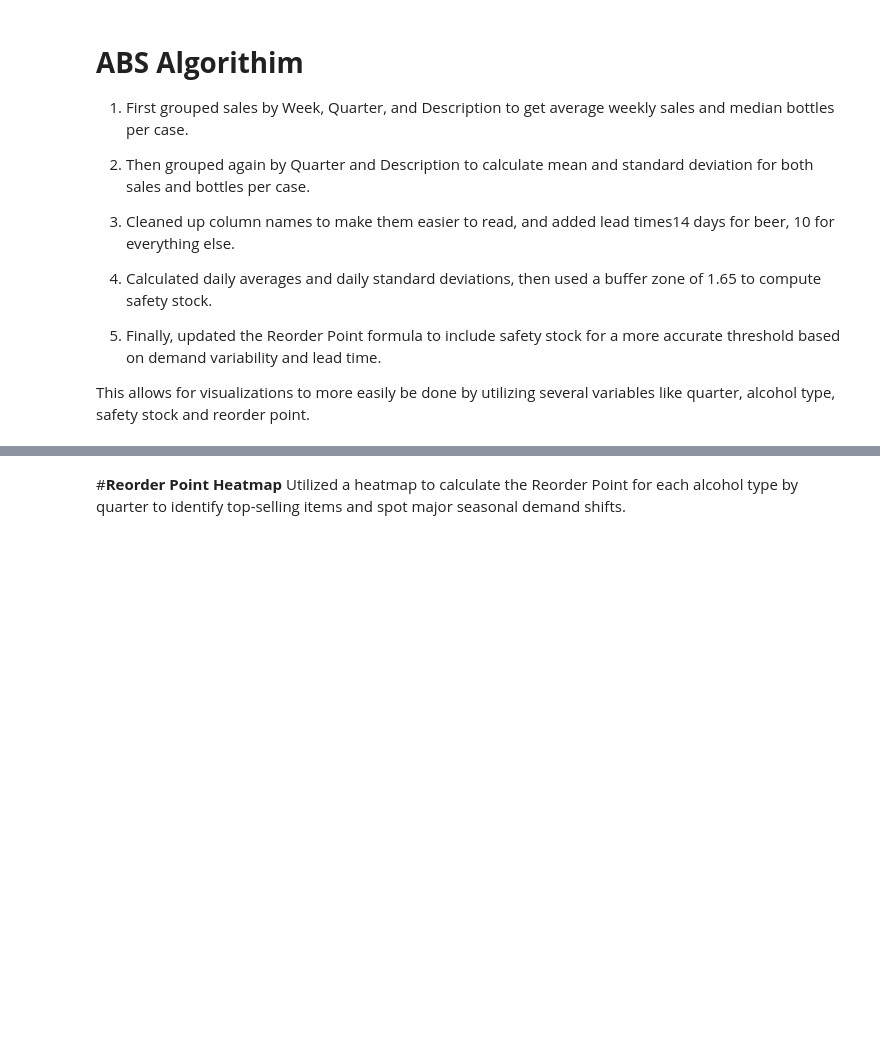
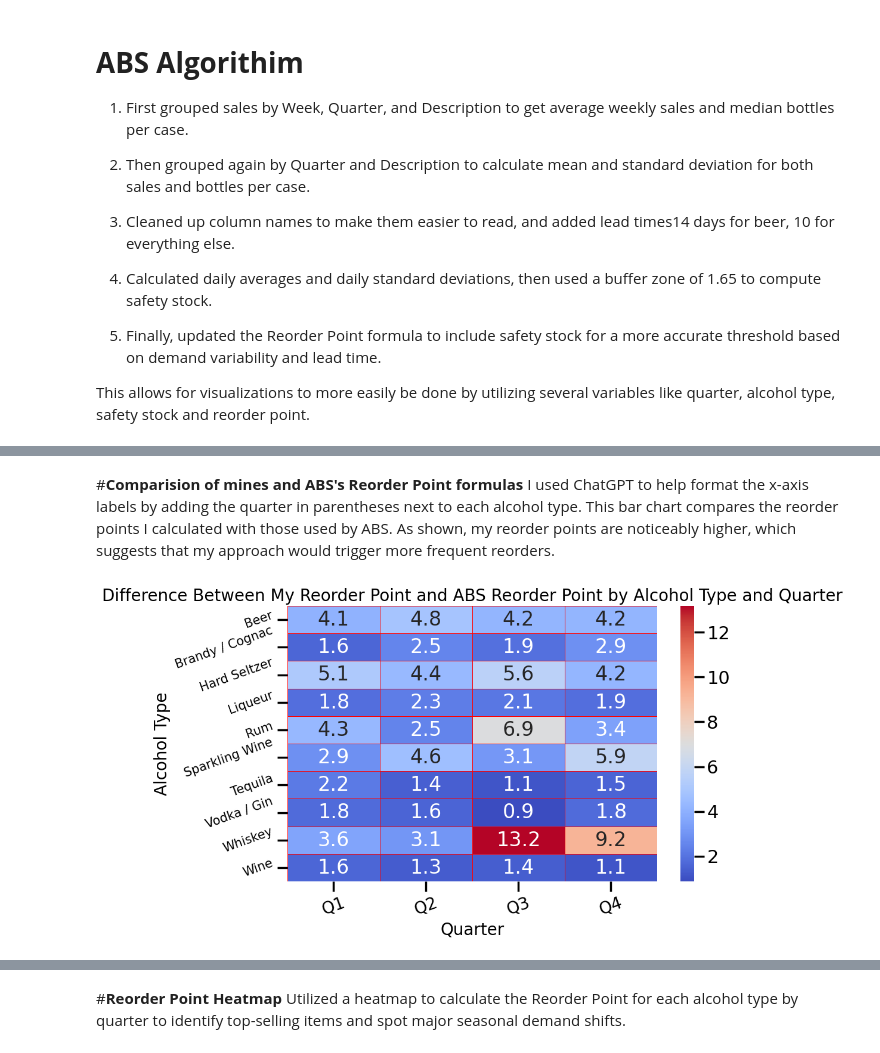
Before and after one commit to alexkardan/ABS-Visualizations, a Jupyter notebook: ABS_Low_Volume_Store.ipynb, the cells around one changed output, grey strips where cells are left out. Cells and saved outputs as stored; diff of their text form; code cells hidden in the pictures; blank space fills up the shorter version.

```diff
--- a/ABS_Low_Volume_Store.ipynb
+++ b/ABS_Low_Volume_Store.ipynb
@@ -417,0 +451,25 @@ This allows for visualizations to more easily be done by utilizing several varia
+# %% [markdown]
+#**Comparision of mines and ABS's Reorder Point formulas**
+I used ChatGPT to help format the x-axis labels by adding the quarter in parentheses next to each alcohol type. This bar chart compares the reorder points I calculated with those used by ABS. As shown, my reorder points are noticeably higher, which suggests that my approach would trigger more frequent reorders.
+# %%
+weekly_stats['Reorder Point Difference'] = weekly_stats['Reorder Point'] - weekly_stats['Reorder Point ABS']
+
+# Create a pivot table for the difference
+heatmap_data_diff = weekly_stats.pivot_table(
+    index='Alcohol Type',
+    columns='Quarter',
+    values='Reorder Point Difference'
+)
+
+plt.figure(figsize=(10, 6))
+sns.heatmap(heatmap_data_diff, annot=True, cmap='coolwarm', fmt=".1f", linewidths=0.5, linecolor='red')
+
+# Add titles and labels
+plt.title("Difference Between My Reorder Point and ABS Reorder Point by Alcohol Type and Quarter", fontsize=20)
+plt.xlabel("Quarter", fontsize=20)
+plt.ylabel("Alcohol Type", fontsize=20)
+plt.xticks(rotation=20, fontsize=20)
+plt.yticks(rotation=20, fontsize=15)
+plt.show()
+# %% [output]
+[figure, added]
```
Also changed, not shown: parts of 13 cells of this notebook.
